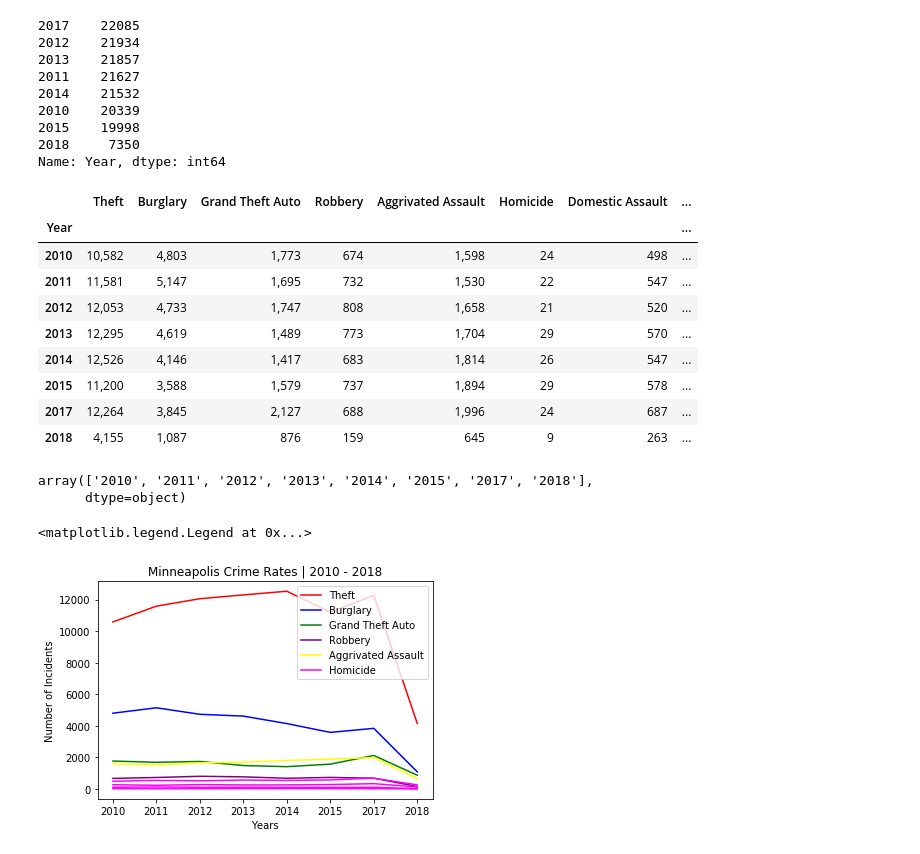
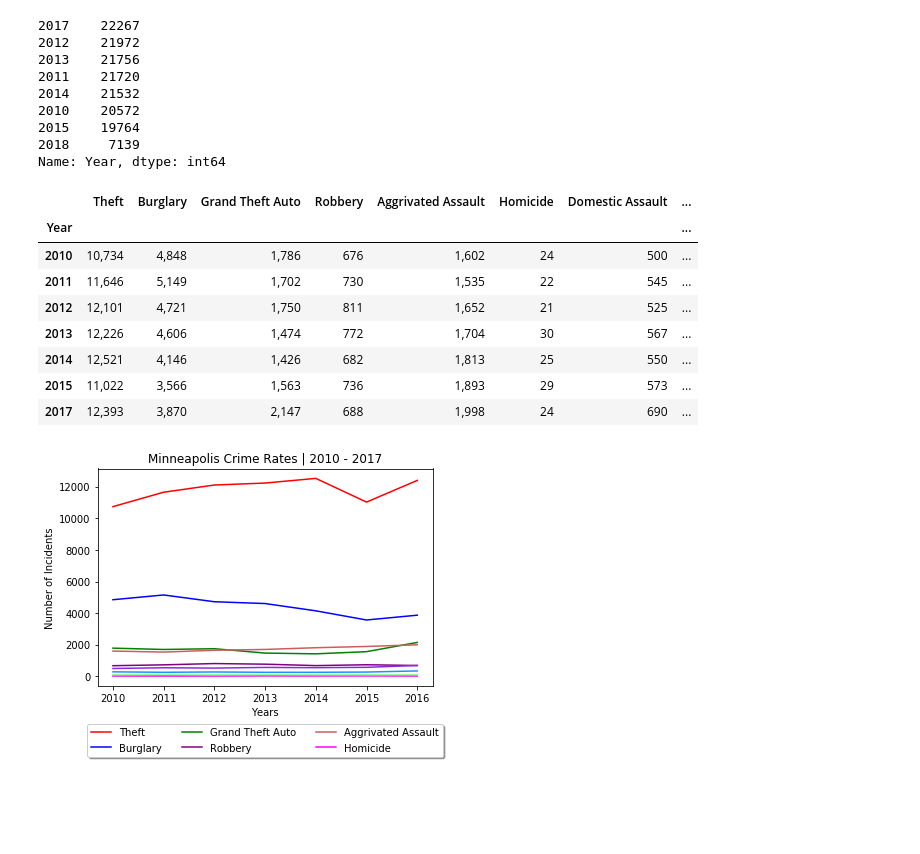
Before and after one commit to PatrickHennessey/GroupPoject01File, a Jupyter notebook: patrick_stuff/atl_min.ipynb, the cells around one changed output. Drawn from its saved outputs; the diff is of its cells as text; code cells hidden in the pictures; blank space fills up the shorter version.

```diff
--- a/patrick_stuff/atl_min.ipynb
+++ b/patrick_stuff/atl_min.ipynb
@@ -160,2 +334,4 @@ mn_df = mn_sorted_df.rename(columns={"Description" : "Crime", "UCRCode" : "UCR C
+# %%
+mn_df = pd.read_csv('mn.csv')
 # %%
 mn_backup_df = mn_df
@@ -230,26 +388,26 @@ mn_df = mn_combined_crime
 mn_short_df = mn_df.loc[:,["Crime", "Year"]]
 mn_short_df.Year.value_counts()
 # %% [output]
-2017    22085
-2012    21934
-2013    21857
-2011    21627
+2017    22267
+2012    21972
+2013    21756
+2011    21720
 2014    21532
-2010    20339
-2015    19998
-2018     7350
+2010    20572
+2015    19764
+2018     7139
 Name: Year, dtype: int64
 # %%
 mn_years = mn_short_df['Year'].unique()
-mn_theft = mn_short_df[mn_short_df['Crime'] == 'Theft'].groupby('Year')['Crime'].count()
-mn_burglary = mn_short_df[mn_short_df['Crime'] == 'Burglary'].groupby('Year')['Crime'].count()
-mn_auto = mn_short_df[mn_short_df['Crime'] == 'Grand Theft Auto'].groupby('Year')['Crime'].count()
-mn_robbery = mn_short_df[mn_short_df['Crime'] == 'Robbery'].groupby('Year')['Crime'].count()
-mn_aassault = mn_short_df[mn_short_df['Crime'] == 'Aggrivated Assault'].groupby('Year')['Crime'].count()
-mn_homicide = mn_short_df[mn_short_df['Crime'] == 'Homicide'].groupby('Year')['Crime'].count()
-mn_domestic = mn_short_df[mn_short_df['Crime'] == 'Domestic Assault'].groupby('Year')['Crime'].count()
-mn_sex = mn_short_df[mn_short_df['Crime'] == 'Sex Offense'].groupby('Year')['Crime'].count()
-mn_arson = mn_short_df[mn_short_df['Crime'] == 'Arson'].groupby('Year')['Crime'].count()
+mn_theft = mn_short_df[(mn_short_df.Crime == 'Theft') & (mn_short_df.Year < 2018)].groupby('Year')['Crime'].count()
+mn_burglary = mn_short_df[(mn_short_df.Crime == 'Burglary') & (mn_short_df.Year < 2018)].groupby('Year')['Crime'].count()
+mn_auto = mn_short_df[(mn_short_df.Crime == 'Grand Theft Auto') & (mn_short_df.Year < 2018)].groupby('Year')['Crime'].count()
+mn_robbery = mn_short_df[(mn_short_df.Crime == 'Robbery') & (mn_short_df.Year < 2018)].groupby('Year')['Crime'].count()
+mn_aassault = mn_short_df[(mn_short_df.Crime == 'Aggrivated Assault') & (mn_short_df.Year < 2018)].groupby('Year')['Crime'].count()
+mn_homicide = mn_short_df[(mn_short_df.Crime == 'Homicide') & (mn_short_df.Year < 2018)].groupby('Year')['Crime'].count()
+mn_domestic = mn_short_df[(mn_short_df.Crime == 'Domestic Assault') & (mn_short_df.Year < 2018)].groupby('Year')['Crime'].count()
+mn_sex = mn_short_df[(mn_short_df.Crime == 'Sex Offense') & (mn_short_df.Year < 2018)].groupby('Year')['Crime'].count()
+mn_arson = mn_short_df[(mn_short_df.Crime == 'Arson') & (mn_short_df.Year < 2018)].groupby('Year')['Crime'].count()
 
 mn_crime_df = pd.DataFrame({
     "Theft": mn_theft,
@@ -262,19 +420,17 @@ mn_crime_df = pd.DataFrame({
     "Sex Offense" : mn_sex,
     "Arson" : mn_arson
 })
-
 mn_crime_df.fillna(0).style.format("{:,}")
 # %% [output]
 |  | Theft | Burglary | Grand Theft Auto | Robbery | Aggrivated Assault | Homicide | Domestic Assault | ... |
 | Year |  |  |  |  |  |  |  | ... |
-| 2010 | 10,582 | 4,803 | 1,773 | 674 | 1,598 | 24 | 498 | ... |
-| 2011 | 11,581 | 5,147 | 1,695 | 732 | 1,530 | 22 | 547 | ... |
-| 2012 | 12,053 | 4,733 | 1,747 | 808 | 1,658 | 21 | 520 | ... |
-| 2013 | 12,295 | 4,619 | 1,489 | 773 | 1,704 | 29 | 570 | ... |
-| 2014 | 12,526 | 4,146 | 1,417 | 683 | 1,814 | 26 | 547 | ... |
-| 2015 | 11,200 | 3,588 | 1,579 | 737 | 1,894 | 29 | 578 | ... |
-| 2017 | 12,264 | 3,845 | 2,127 | 688 | 1,996 | 24 | 687 | ... |
-| 2018 | 4,155 | 1,087 | 876 | 159 | 645 | 9 | 263 | ... |
+| 2010 | 10,734 | 4,848 | 1,786 | 676 | 1,602 | 24 | 500 | ... |
+| 2011 | 11,646 | 5,149 | 1,702 | 730 | 1,535 | 22 | 545 | ... |
+| 2012 | 12,101 | 4,721 | 1,750 | 811 | 1,652 | 21 | 525 | ... |
+| 2013 | 12,226 | 4,606 | 1,474 | 772 | 1,704 | 30 | 567 | ... |
+| 2014 | 12,521 | 4,146 | 1,426 | 682 | 1,813 | 25 | 550 | ... |
+| 2015 | 11,022 | 3,566 | 1,563 | 736 | 1,893 | 29 | 573 | ... |
+| 2017 | 12,393 | 3,870 | 2,147 | 688 | 1,998 | 24 | 690 | ... |
 # %%
 # x_axis = range(2010, 2019)
 # theft_incidents = atl_theft
@@ -283,29 +439,25 @@ mn_crime_df.fillna(0).style.format("{:,}")
 # robbery_incidents = atl_robbery
 # assault_incidents = atl_aassault
 # homicide_incidents = atl_homicide
-mn_years
-# %% [output]
-array(['2010', '2011', '2012', '2013', '2014', '2015', '2017', '2018'],
-      dtype=object)
 # %%
 # Minneapolis by year graph
-x_axis = mn_years
+x_axis = range(2010, 2017)
 theft, = plt.plot(x_axis, mn_theft, color="red", label="Theft")
 burglary, = plt.plot(x_axis, mn_burglary, color="blue", label="Burglary")
 auto, = plt.plot(x_axis, mn_auto, color="green", label="Grand Theft Auto")
 robbery, = plt.plot(x_axis, mn_robbery, color="purple", label="Robbery")
-assault, = plt.plot(x_axis, mn_aassault, color="yellow", label="Aggrivated Assault")
+assault, = plt.plot(x_axis, mn_aassault, color="indianred", label="Aggrivated Assault")
 homicide, = plt.plot(x_axis, mn_homicide, color="magenta", label="Homicide")
-domestic, = plt.plot(x_axis, mn_domestic, color="magenta", label="Domestic Assault")
-sex, = plt.plot(x_axis, mn_sex, color="magenta", label="Sex Offense")
-arson, = plt.plot(x_axis, mn_arson, color="magenta", label="Arson")
+domestic, = plt.plot(x_axis, mn_domestic, color="blueviolet", label="Domestic Assault")
+sex, = plt.plot(x_axis, mn_sex, color="dodgerblue", label="Sex Offense")
+arson, = plt.plot(x_axis, mn_arson, color="palegreen", label="Arson")
 
 #Add labels to graph
-plt.title("Minneapolis Crime Rates | 2010 - 2018")
+plt.title("Minneapolis Crime Rates | 2010 - 2017")
 plt.xlabel("Years")
 plt.ylabel("Number of Incidents")
 
-plt.legend(handles=[theft, burglary, auto, robbery, assault, homicide], loc="best")
+plt.legend(handles=[theft, burglary, auto, robbery, assault, homicide], loc='center', bbox_to_anchor=(.5, -.25), ncol=3, fancybox=True, shadow=True)
+plt.savefig("images/MNYears.png", dpi=300)
 # %% [output]
-<matplotlib.legend.Legend at 0x...>
-[figure, old version]
+[figure, new version]
```
Also changed, not shown: parts of 34 cells of this notebook, 31 other files.
